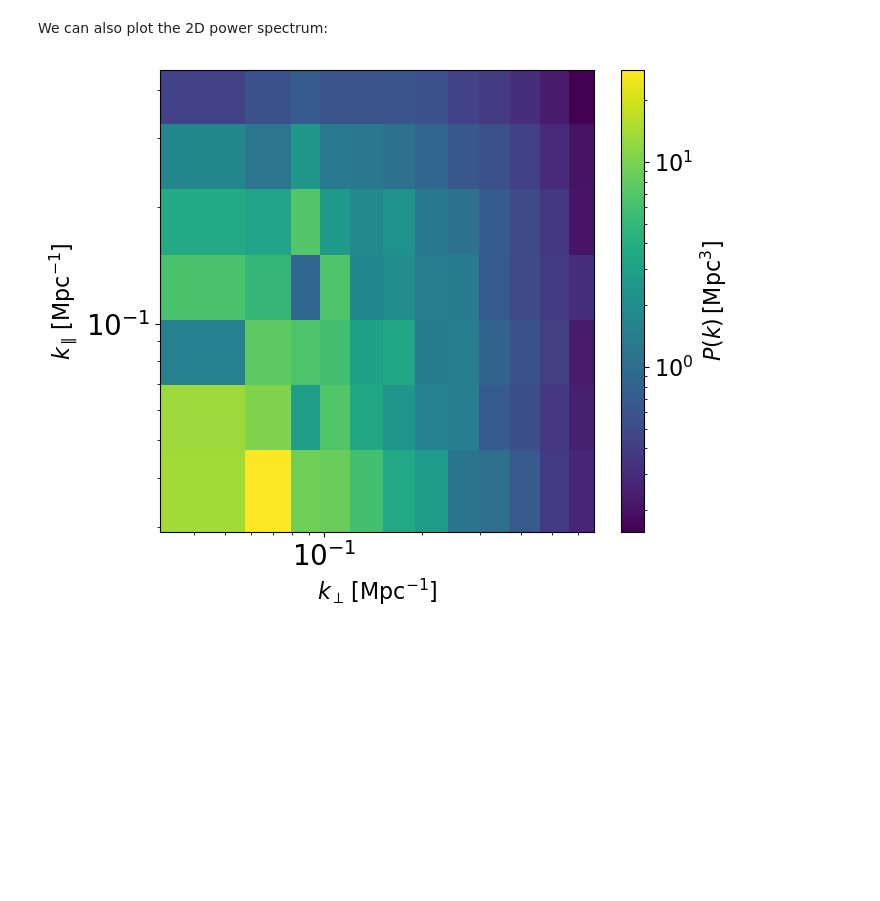
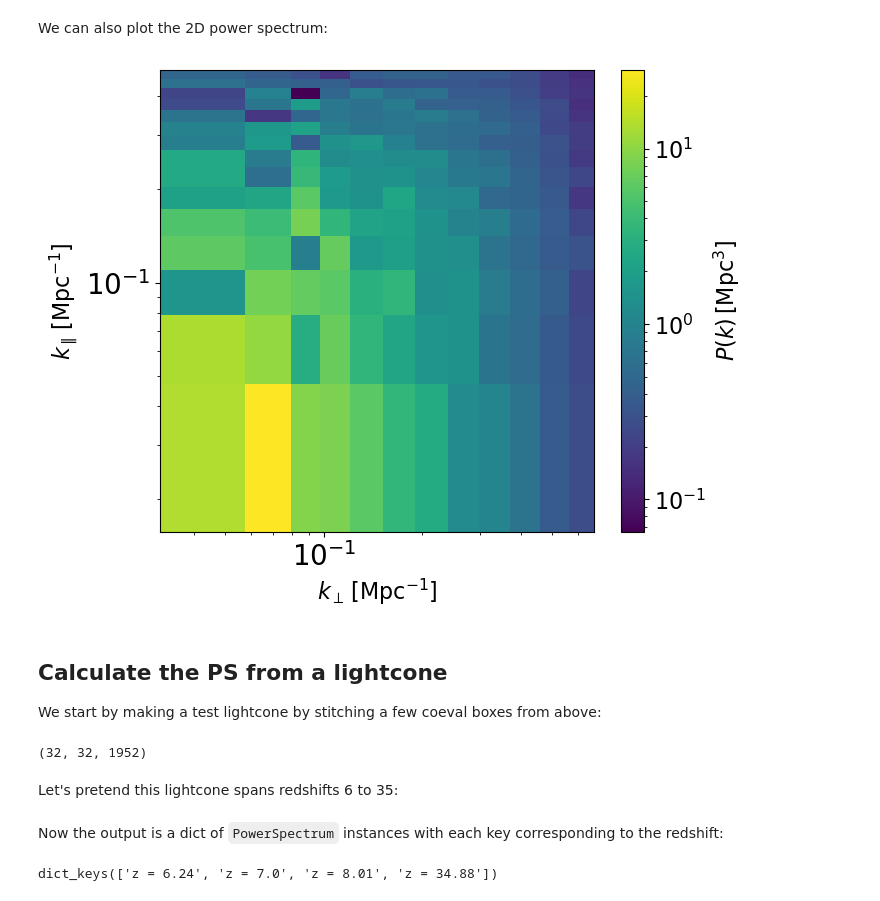
Before and after one commit to 21cmfast/tuesday, a Jupyter notebook: docs/tutorials/computing_and_plotting_power_spectra.ipynb, the cells around one changed output. Cells and saved outputs as stored; diff of their text form; code cells hidden in the pictures; blank space fills up the shorter version.

Commit message:
tests: updated

```diff
--- a/docs/tutorials/computing_and_plotting_power_spectra.ipynb
+++ b/docs/tutorials/computing_and_plotting_power_spectra.ipynb
@@ -60,10 +60,31 @@ fig, ax = plot_power_spectrum(
 # %% [markdown]
 We can also plot the 2D power spectrum:
-# %%
-fig, ax = plot_power_spectrum(
-    [ps["final_kperp"], ps["final_kpar"]],
-    ps["final_ps_2D"][0],
-    log=True,
-)
-# %% [output]
-[figure, removed]
+# %%
+mask = np.isnan(np.nanmean(ps.ps_2d, axis=1))
+fig, ax = plot_power_spectrum(
+    [ps.kperp[~mask], ps.kpar],
+    ps.ps_2d[~mask],
+    log=True,
+)
+# %% [output]
+[figure, added]
+# %% [markdown]
+## Calculate the PS from a lightcone
+
+We start by making a test lightcone by stitching a few coeval boxes from above:
+# %%
+lc = delta_x
+for i in range(60):
+    delta_x = pb.PowerBox(
+        N=32,  # Number of grid-points in the box
+        dim=3,  # 2D box
+        pk=lambda k: 0.1 * k**-2.0,  # The power-spectrum
+        boxlength=200.0,  # Size of the box (sets the units of k in pk)
+        seed=np.random.randint(0,10000, 1),  # Set a seed to ensure the box looks the same every time (optional)
+    ).delta_x()
+    lc = np.concatenate((lc, delta_x), axis=-1)
+print(lc.shape)
+# %% [output]
+(32, 32, 1952)
+# %% [markdown]
+Let's pretend this lightcone spans redshifts 6 to 35:
@@ -69,0 +103,6 @@ fig, ax = plot_power_spectrum(
+# %% [markdown]
+Now the output is a dict of `PowerSpectrum` instances with each key corresponding to the redshift:
+# %%
+ps.keys()
+# %% [output]
+dict_keys(['z = 6.24', 'z = 7.0', 'z = 8.01', 'z = 34.88'])
```
Also changed, not shown: parts of 6 cells of this notebook, 2 other files.
